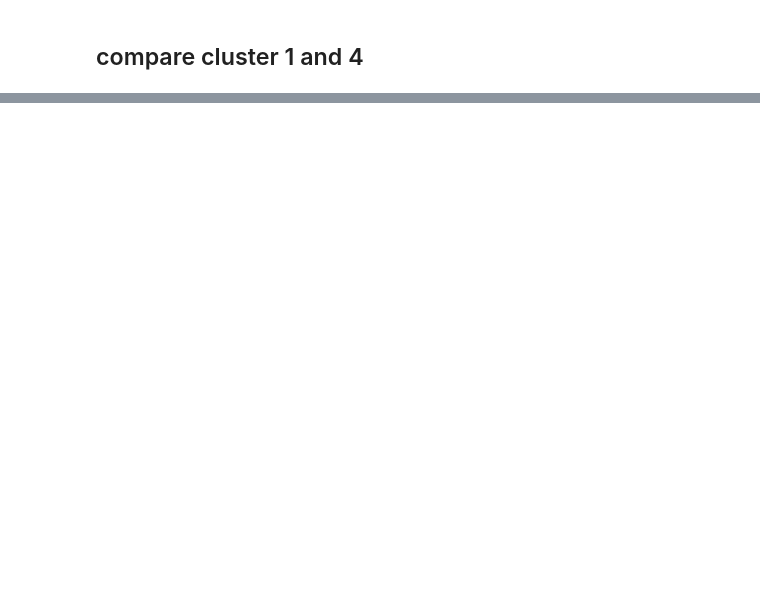
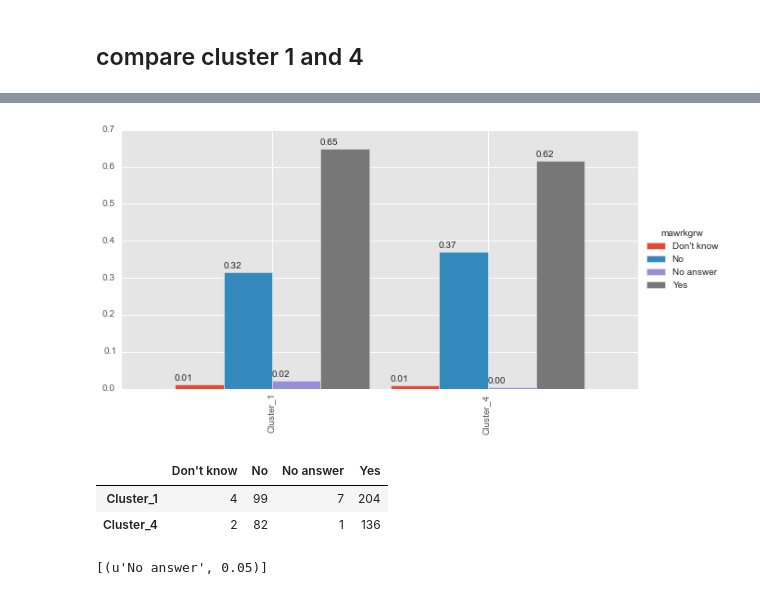
Before and after one commit to banjopickin/women_workforce, a Jupyter notebook: heat_map_analysis.ipynb, the cells around one changed output, grey strips where cells are left out. Drawn from its saved outputs; the diff is of its cells as text; code cells hidden in the pictures; blank space fills up the shorter version.

```diff
--- a/heat_map_analysis.ipynb
+++ b/heat_map_analysis.ipynb
@@ -121,0 +128,12 @@ Index([u'coninc', u'age', u'educom', u'degree', u'sphrs1', u'partyid',
+# %%
+maw = two_bar(df,1,4,'mawrkgrw')
+maw
+# %% [output]
+[figure, added]
+|  | Don't know | No | No answer | Yes |
+| Cluster_1 | 4 | 99 | 7 | 204 |
+| Cluster_4 | 2 | 82 | 1 | 136 |
+# %%
+cluster_ztest_df(maw)
+# %% [output]
+[(u'No answer', 0.05)]
```
Also changed, not shown: parts of 17 cells of this notebook, 1 other file.
